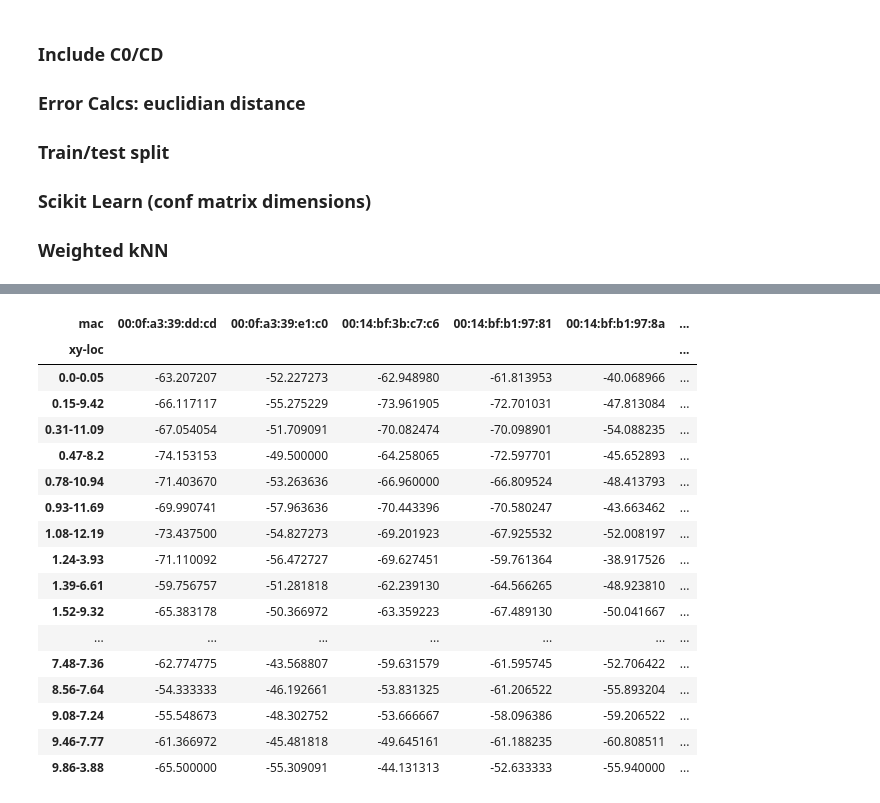
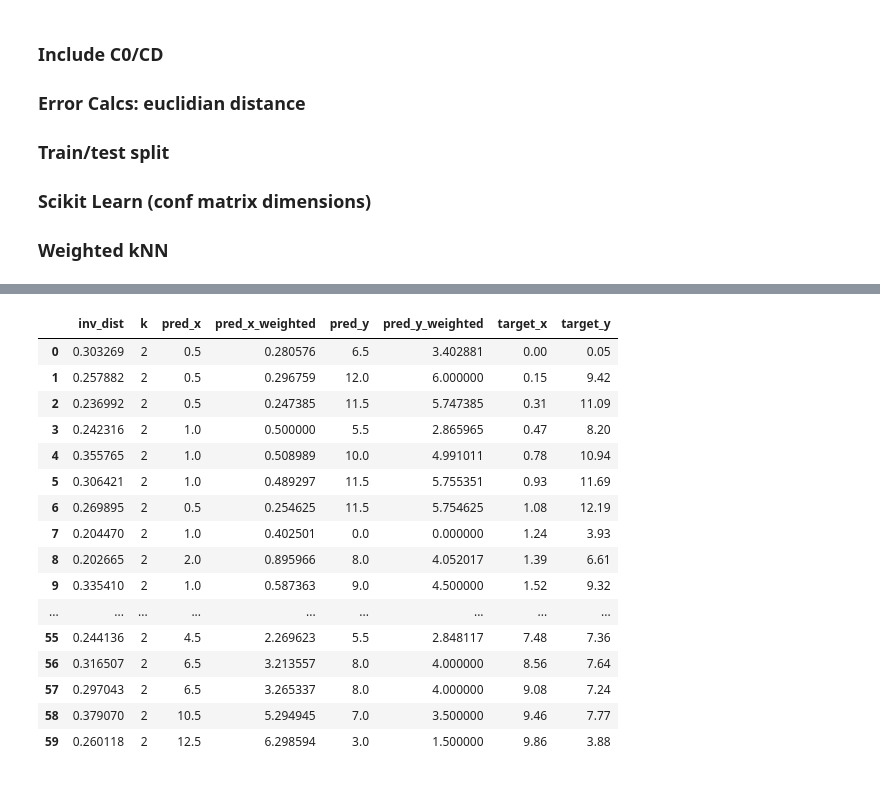
Before and after one commit to jays567/DS7333, a Jupyter notebook: Project 1/Original_Code/python_working_file_sk.ipynb, the cells around one changed output, grey strips where cells are left out. Drawn from its saved outputs; the diff is of its cells as text; code cells hidden in the pictures.

```diff
--- a/Project 1/Original_Code/python_working_file_sk.ipynb
+++ b/Project 1/Original_Code/python_working_file_sk.ipynb
@@ -284,15 +291,27 @@ assert df_online.shape[0] == 60
 
 ### Weighted kNN
 # %%
-m = 3 # determines number of angles swept in each call to get training data
-k = range(1, 10) #search space for kNN algo
-weighted = False #return weighted predictions or unweighted
-predictions = df_online.copy()
-for index, sample_row in predictions.iterrows():
-    sample_data = get_train_data_by_angle(data=df, ref_angle=sample_row['dummy_angle'], angles=m)
+def cross_validate():
+    m = 3 # determines number of angles swept in each call to get training data
+    ks = range(2, 3) #search space for kNN algo
+    online = df_online.copy().reset_index()
+    all_predictions = []
+    for k in ks:
+        predictions = []
+        for index, sample_row in online.iterrows():
+            sample_data = get_train_data_by_angle(data=df, ref_angle=sample_row['dummy_angle'], angles=m)
+            sample_data = calc_distance(sample_data, sample_row)
+            sample_data = sample_data.reset_index()
+            p = predict(sample_data, k=k, weight=True)
+            p.update({
+                'k': k,
+                'target_x': float(sample_row['xy-loc'].split('-')[0]),
+                'target_y': float(sample_row['xy-loc'].split('-')[1])
+            })
+            predictions.append(
+                p
+            )
+        all_predictions += predictions
 
-    sample_data = calc_distance(sample_data, sample_row)
-    sample_data = sample_data.reset_index()
-    p = predict(sample_data, k=3)
-    print(p)
-    print(sample_row)
+
+    return pd.DataFrame(all_predictions)
@@ -325,21 +318,21 @@ df
-# %%
-predictions
-# %% [output]
-| mac | 00:0f:a3:39:dd:cd | 00:0f:a3:39:e1:c0 | 00:14:bf:3b:c7:c6 | 00:14:bf:b1:97:81 | 00:14:bf:b1:97:8a | ... |
-| xy-loc |  |  |  |  |  | ... |
-| 0.0-0.05 | -63.207207 | -52.227273 | -62.948980 | -61.813953 | -40.068966 | ... |
-| 0.15-9.42 | -66.117117 | -55.275229 | -73.961905 | -72.701031 | -47.813084 | ... |
-| 0.31-11.09 | -67.054054 | -51.709091 | -70.082474 | -70.098901 | -54.088235 | ... |
-| 0.47-8.2 | -74.153153 | -49.500000 | -64.258065 | -72.597701 | -45.652893 | ... |
-| 0.78-10.94 | -71.403670 | -53.263636 | -66.960000 | -66.809524 | -48.413793 | ... |
-| 0.93-11.69 | -69.990741 | -57.963636 | -70.443396 | -70.580247 | -43.663462 | ... |
-| 1.08-12.19 | -73.437500 | -54.827273 | -69.201923 | -67.925532 | -52.008197 | ... |
-| 1.24-3.93 | -71.110092 | -56.472727 | -69.627451 | -59.761364 | -38.917526 | ... |
-| 1.39-6.61 | -59.756757 | -51.281818 | -62.239130 | -64.566265 | -48.923810 | ... |
-| 1.52-9.32 | -65.383178 | -50.366972 | -63.359223 | -67.489130 | -50.041667 | ... |
-| ... | ... | ... | ... | ... | ... | ... |
-| 7.48-7.36 | -62.774775 | -43.568807 | -59.631579 | -61.595745 | -52.706422 | ... |
-| 8.56-7.64 | -54.333333 | -46.192661 | -53.831325 | -61.206522 | -55.893204 | ... |
-| 9.08-7.24 | -55.548673 | -48.302752 | -53.666667 | -58.096386 | -59.206522 | ... |
-| 9.46-7.77 | -61.366972 | -45.481818 | -49.645161 | -61.188235 | -60.808511 | ... |
-| 9.86-3.88 | -65.500000 | -55.309091 | -44.131313 | -52.633333 | -55.940000 | ... |
+# %%
+cross_validate()
+#df_online
+# %% [output]
+|  | inv_dist | k | pred_x | pred_x_weighted | pred_y | pred_y_weighted | target_x | target_y |
+| 0 | 0.303269 | 2 | 0.5 | 0.280576 | 6.5 | 3.402881 | 0.00 | 0.05 |
+| 1 | 0.257882 | 2 | 0.5 | 0.296759 | 12.0 | 6.000000 | 0.15 | 9.42 |
+| 2 | 0.236992 | 2 | 0.5 | 0.247385 | 11.5 | 5.747385 | 0.31 | 11.09 |
+| 3 | 0.242316 | 2 | 1.0 | 0.500000 | 5.5 | 2.865965 | 0.47 | 8.20 |
+| 4 | 0.355765 | 2 | 1.0 | 0.508989 | 10.0 | 4.991011 | 0.78 | 10.94 |
+| 5 | 0.306421 | 2 | 1.0 | 0.489297 | 11.5 | 5.755351 | 0.93 | 11.69 |
+| 6 | 0.269895 | 2 | 0.5 | 0.254625 | 11.5 | 5.754625 | 1.08 | 12.19 |
+| 7 | 0.204470 | 2 | 1.0 | 0.402501 | 0.0 | 0.000000 | 1.24 | 3.93 |
+| 8 | 0.202665 | 2 | 2.0 | 0.895966 | 8.0 | 4.052017 | 1.39 | 6.61 |
+| 9 | 0.335410 | 2 | 1.0 | 0.587363 | 9.0 | 4.500000 | 1.52 | 9.32 |
+| ... | ... | ... | ... | ... | ... | ... | ... | ... |
+| 55 | 0.244136 | 2 | 4.5 | 2.269623 | 5.5 | 2.848117 | 7.48 | 7.36 |
+| 56 | 0.316507 | 2 | 6.5 | 3.213557 | 8.0 | 4.000000 | 8.56 | 7.64 |
+| 57 | 0.297043 | 2 | 6.5 | 3.265337 | 8.0 | 4.000000 | 9.08 | 7.24 |
+| 58 | 0.379070 | 2 | 10.5 | 5.294945 | 7.0 | 3.500000 | 9.46 | 7.77 |
+| 59 | 0.260118 | 2 | 12.5 | 6.298594 | 3.0 | 1.500000 | 9.86 | 3.88 |
```
Also changed, not shown: parts of 4 cells of this notebook.
